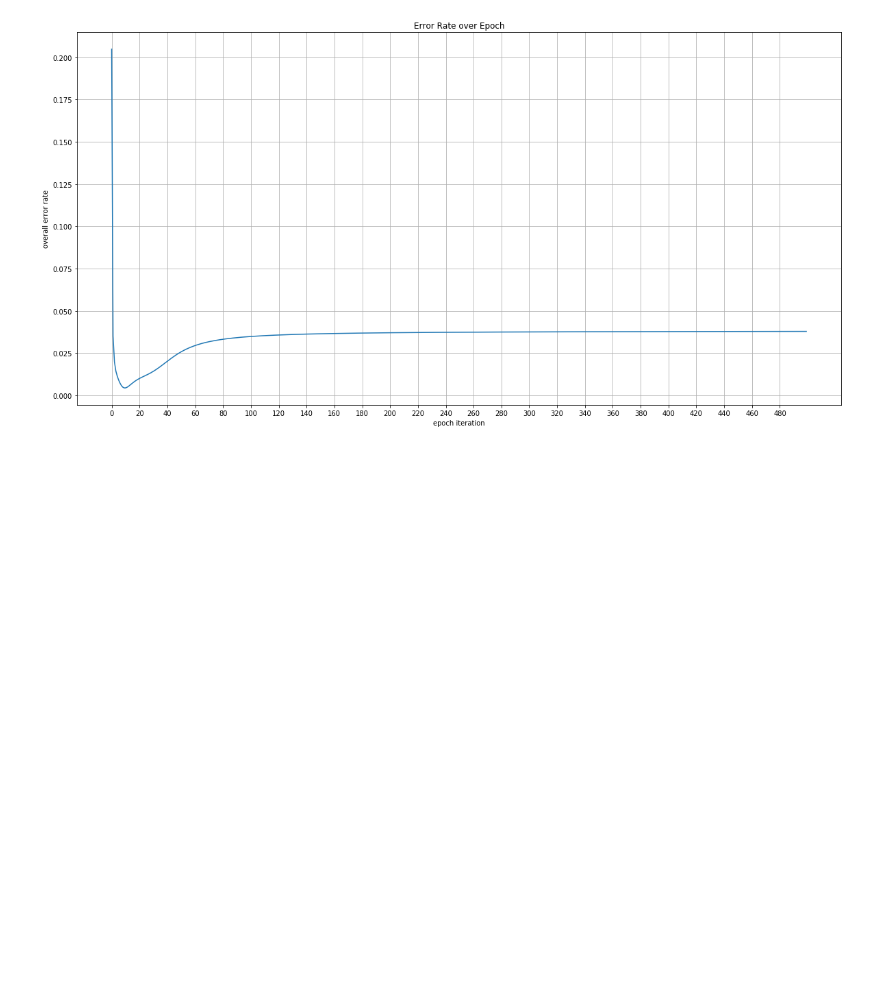
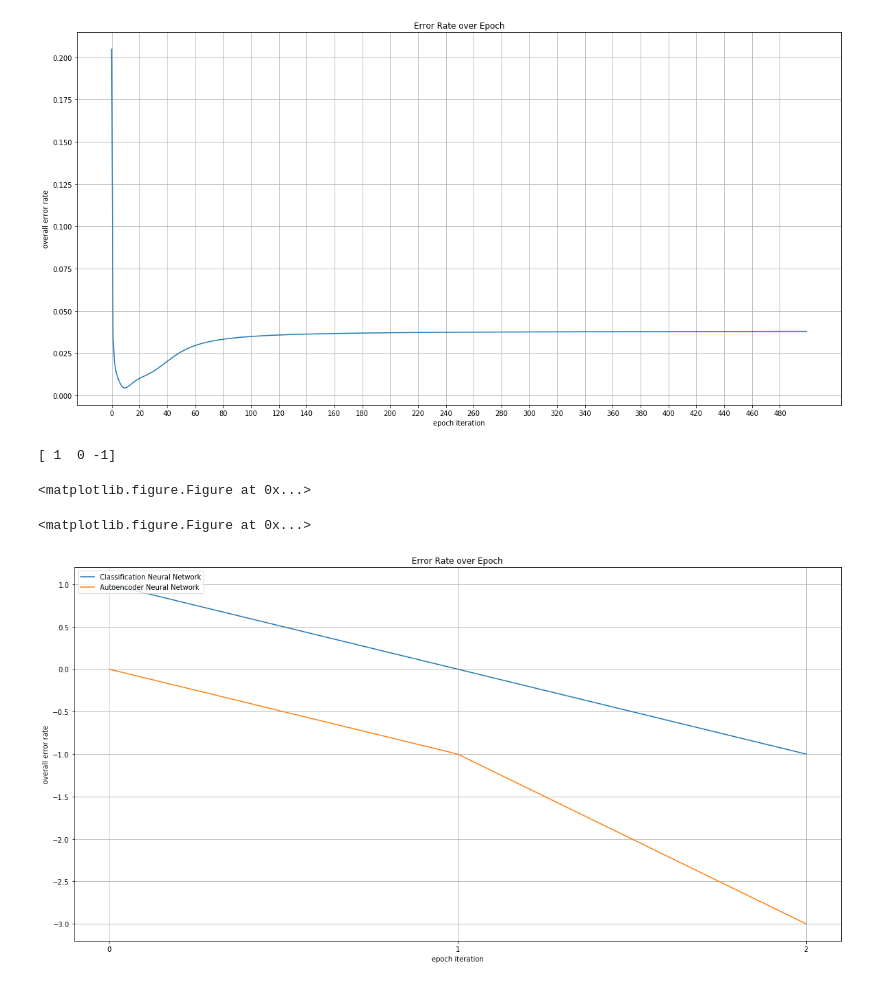
Before and after one commit to antonsuba/mmda-traffic-neural-net, a Jupyter notebook: mmda_visualization_a.ipynb, the cells around one changed output. Cells and saved outputs as stored; diff of their text form; code cells hidden in the pictures; blank space fills up the shorter version.

```diff
--- a/mmda_visualization_a.ipynb
+++ b/mmda_visualization_a.ipynb
@@ -79,6 +79,42 @@ def plot_error_rate(overall_error_list):
 plot_error_rate(neural_net_go.overall_error_list)
 # %% [output]
 [figure]
+# %%
+def plot_comparison(error_rate_A, error_rate_B):
+    #Size
+    fig = plt.figure(figsize=(20,10))
+
+    #Fixing X-Ticks
+
+    accuracy_A = 1 - np.array(error_rate_A)
+    #print(accuracy_A)
+    accuracy_B = 1 - np.array(error_rate_B)
+
+    y1 = np.array(accuracy_A)
+    x = np.arange(y1.shape[0])
+    y2 = np.array(accuracy_B)
+
+    frequency = 1
+    plt.xticks(x[::frequency],x[::frequency])
+
+    #plotting the two lines
+    plt.plot(x, y1)
+    plt.plot(x, y2)
+    plt.legend(['Classification Neural Network', 'Autoencoder Neural Network'], loc='upper left')
+
+    #Labels
+    plt.xlabel('epoch iteration')
+    plt.ylabel('overall error rate')
+    plt.grid(True)
+    plt.title('Error Rate over Epoch')
+    plt.show()
+
+plot_comparison([0, 1, 2], [1, 2, 4])
+# %% [output]
+[ 1  0 -1]
+<matplotlib.figure.Figure at 0x...>
+<matplotlib.figure.Figure at 0x...>
+[figure, added]
 # %%
 #function to plot the graphs
 def plot_error_values(error_values):
```
